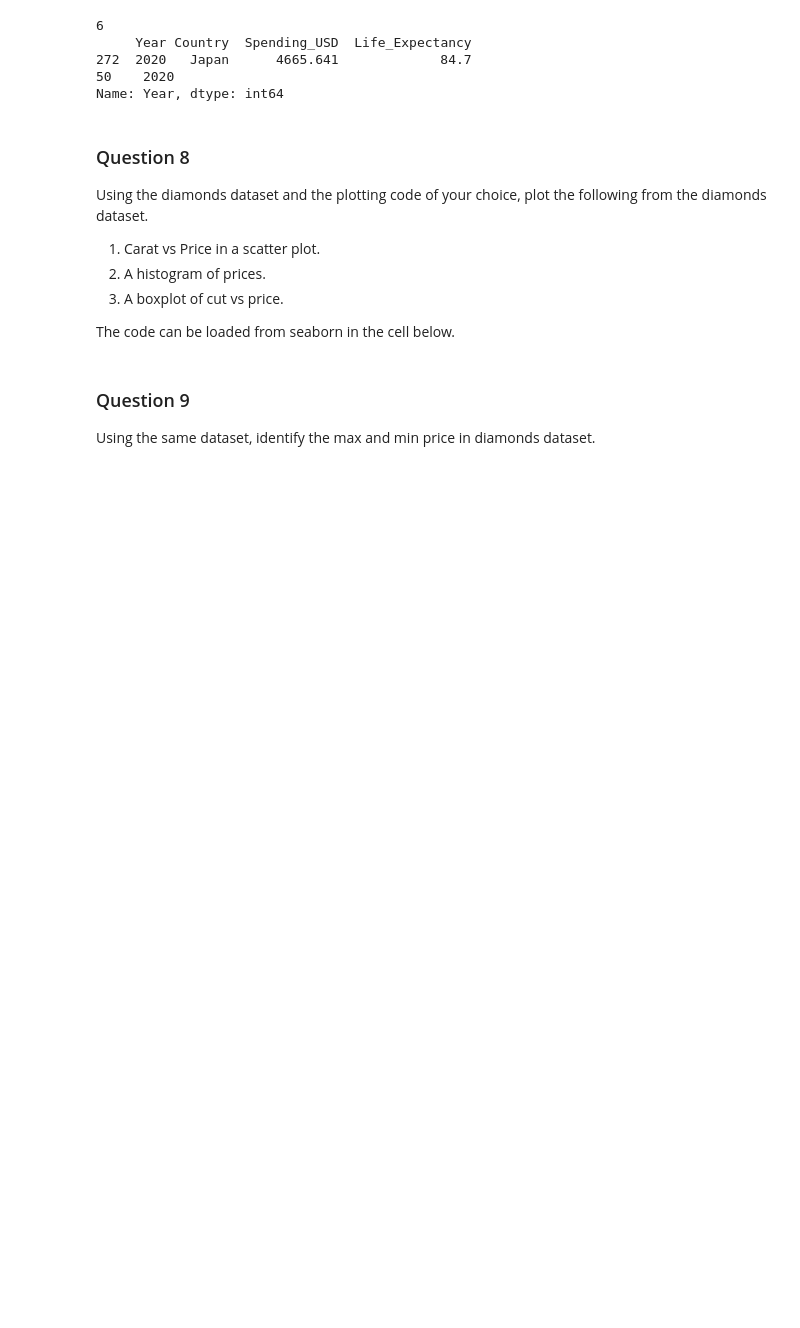
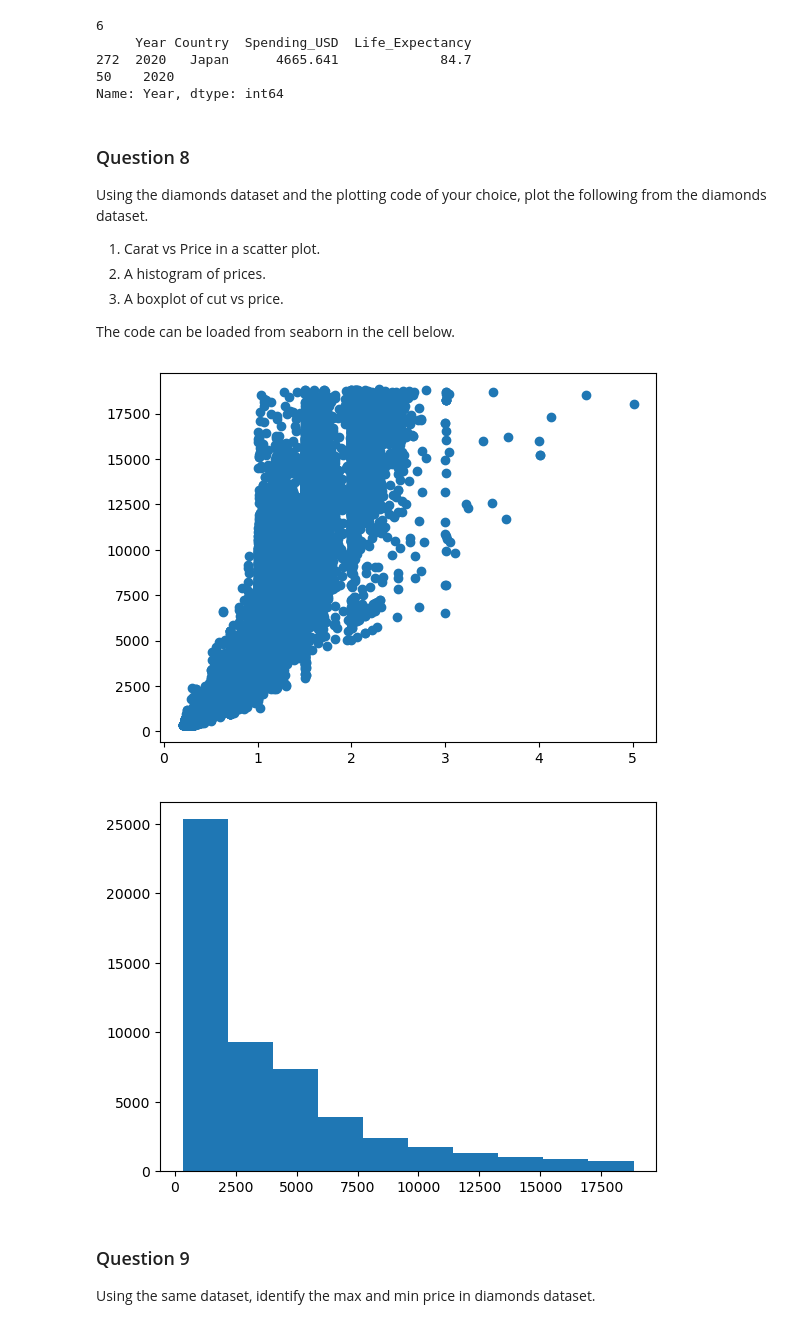
Before and after one commit to Mbxof1/LIFE4138_2526_Coursework, a Jupyter notebook: Coursework/Python_Coursework_Questions.ipynb, the cells around one changed output. Cells and saved outputs as stored; diff of their text form; code cells hidden in the pictures; blank space fills up the shorter version.

```diff
--- a/Coursework/Python_Coursework_Questions.ipynb
+++ b/Coursework/Python_Coursework_Questions.ipynb
@@ -252,6 +252,22 @@ Using the diamonds dataset and the plotting code of your choice, plot the follow
 The code can be loaded from seaborn in the cell below.
 # %%
 diamonds = sns.load_dataset('diamonds')
+# %%
+import matplotlib.pyplot as plt
+import numpy as np
+import plotly.express as ptx
+
+plt.scatter(diamonds["carat"],diamonds["price"])
+plt.show()
+
+plt.hist(diamonds["price"])
+plt.show()
+
+diamondbox = ptx.box(diamonds, x="cut", y="price")
+diamondbox.update_xaxes(categoryorder="array", categoryarray=["Fair","Good","Very Good","Premium","Ideal"])
+# %% [output]
+[figure, added]
+[figure, added]
 # %% [markdown]
 ### Question 9
 
```
Also changed, not shown: parts of 3 cells of this notebook.
